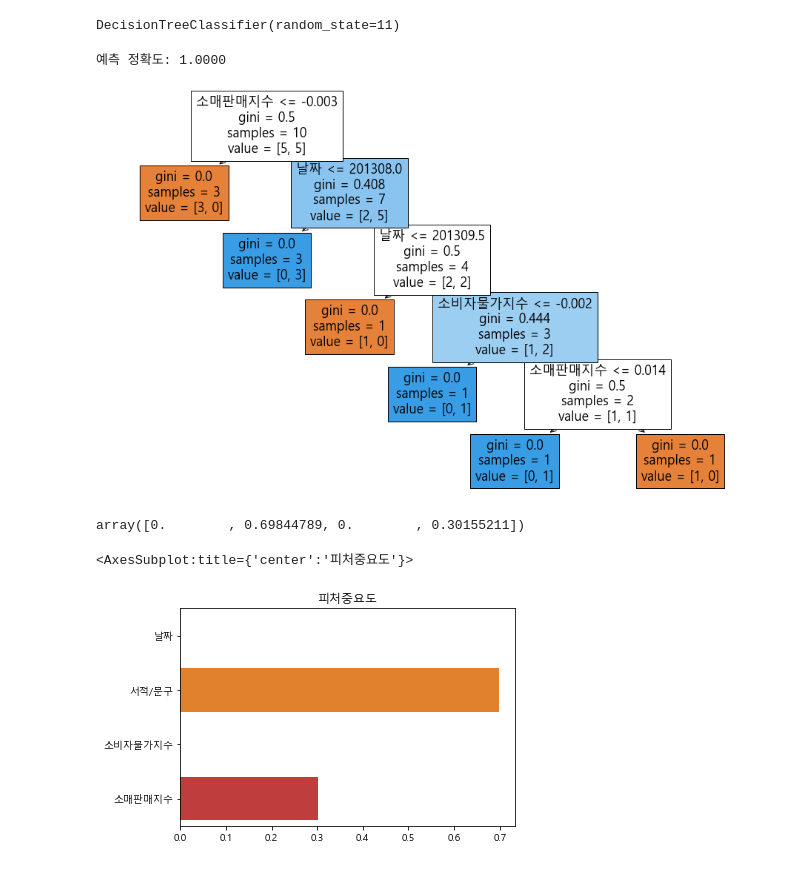
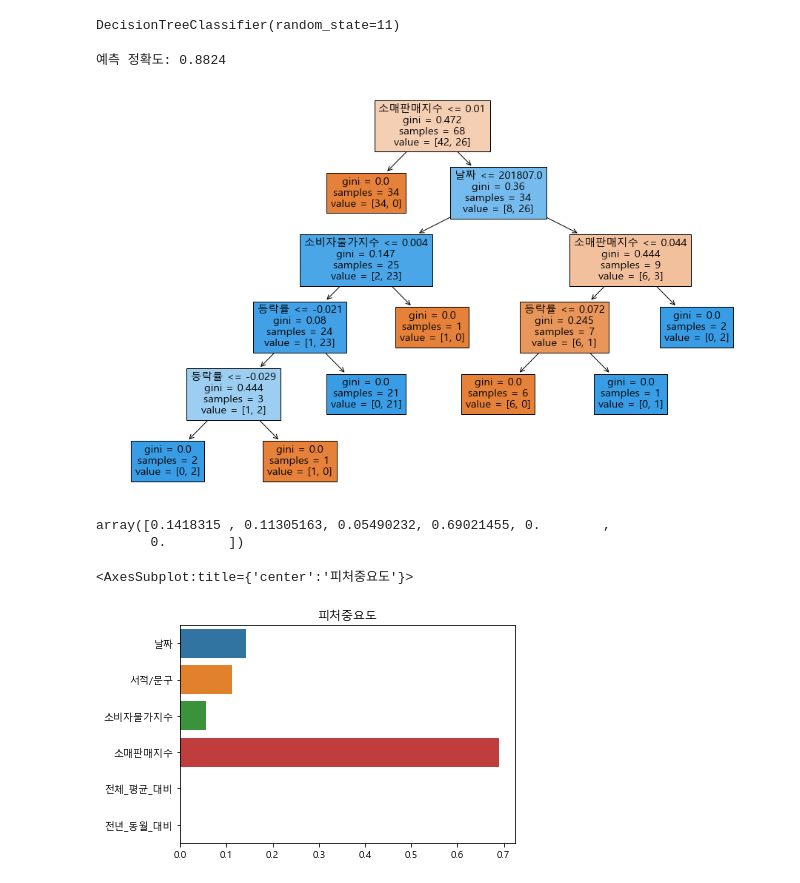
Before and after one commit to jkim0313/project1_dajopay, a Jupyter notebook: decisiontree.ipynb, the cells around one changed output. Cells and saved outputs as stored; diff of their text form; code cells hidden in the pictures.

```diff
--- a/decisiontree.ipynb
+++ b/decisiontree.ipynb
@@ -1,7 +1,7 @@
 # %%
 import pandas as pd
 # df = pd.read_csv('./data/up_or_down.csv')
-df = pd.read_csv('./data/test_df.csv')
+df = pd.read_csv('./data/test_df.csv', encoding='CP949')
 df.drop(columns="Unnamed: 0", inplace=True)
 # df["날짜"] = pd.to_datetime(df["날짜"], format='%Y%m')      # 데이터 타입 datetime으로 변경
 # df["날짜"] = df["날짜"].dt.strftime('%Y%m') # datetime 형식 설정
@@ -18,5 +18,5 @@ df.head()
 # %%
-data = df[["날짜", "서적/문구", "소비자물가지수", "소매판매지수", "전체_평균_대비"]]
+data = df[["날짜", "서적/문구", "소비자물가지수", "소매판매지수", "전체_평균_대비", "전년_동월_대비"]]
 target = df["소비"]
 # %%
 from sklearn.preprocessing import StandardScaler
@@ -102,23 +102,24 @@ X_pred = df_clf.predict(X_test)
 # %%
 print('예측 정확도: {0:.4f}'.format(accuracy_score(y_test, X_pred)))
 # %% [output]
-예측 정확도: 1.0000
+예측 정확도: 0.8824
 # %%
 from sklearn.tree import plot_tree
 
-feature_names = ["날짜", "등락률", "소비자물가지수", "소매판매지수"]
+feature_names = ["날짜", "등락률", "소비자물가지수", "소매판매지수", "전체_평균_대비", "전년_동월_대비"]
 
 plt.rcParams["font.family"] = "Malgun Gothic"
 
 plt.figure(figsize=(16,10))
 plot_tree(df_clf, filled=True, feature_names=feature_names)
 plt.show()
 # %% [output]
-[figure, old version]
+[figure, new version]
 # %%
 df_clf.feature_importances_
 # %% [output]
-array([0.        , 0.69844789, 0.        , 0.30155211])
+array([0.1418315 , 0.11305163, 0.05490232, 0.69021455, 0.        ,
+       0.        ])
 # %%
 # 피처 중요도 시각화
 import seaborn as sns
@@ -131,4 +132,4 @@ plt.title("피처중요도")
 sns.barplot(x=df_clf.feature_importances_, y=data.columns)
 # %% [output]
 <AxesSubplot:title={'center':'피처중요도'}>
-[figure, old version]
+[figure, new version]
```
Also changed, not shown: parts of 1 cell of this notebook, 1 other file.
